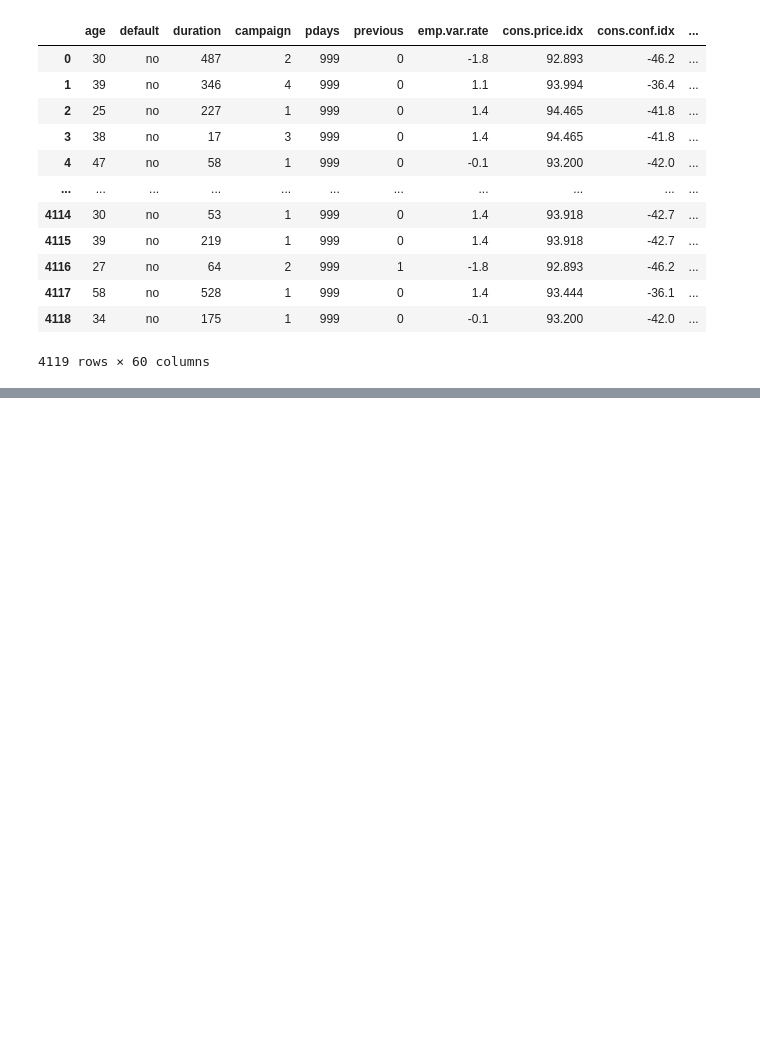
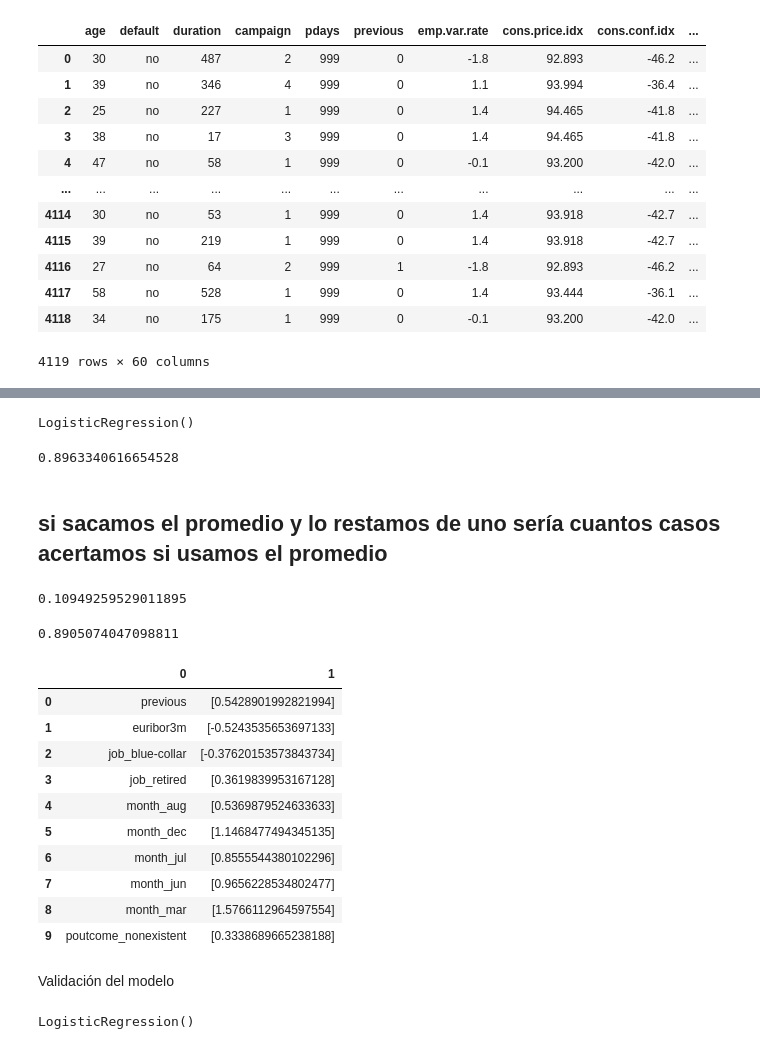
Before and after one commit to GersonVis/Tecnicas-de-IA, a Jupyter notebook: curso udemy/regresión logística/regresión logística para predicciones bancarias.ipynb, the cells around one changed output, grey strips where cells are left out. Saved outputs shown, nothing was run; the diff lists cells and outputs as text; code cells hidden in the pictures; blank space fills up the shorter version.

```diff
--- a/curso udemy/regresión logística/regresión logística para predicciones bancarias.ipynb
+++ b/curso udemy/regresión logística/regresión logística para predicciones bancarias.ipynb
@@ -255,0 +253,2 @@ Y=['y']
+# %%
+bank_data["default"]=(bank_data["default"]=="yes").astype(int)
@@ -255,0 +375,40 @@ Y=['y']
+# %%
+logit_model=linear_model.LogisticRegression()
+logit_model.fit(X, Y)
+# %% [output]
+LogisticRegression()
+# %%
+logit_model.score(X, Y)
+# %% [output]
+0.8963340616654528
+# %% [markdown]
+## si sacamos el promedio y lo restamos de uno sería cuantos casos acertamos si usamos el promedio
+# %%
+## predicción banal sin modelo, sería el promedio es casí cero, por lo tanto
+## predecir siempre 0 nos daría una probabilidad de 1-promedio
+Y.mean()
+# %% [output]
+0.10949259529011895
+# %%
+1-Y.mean()
+# %% [output]
+0.8905074047098811
+# %%
+## los valores de la derecha explican como es que tanto incrementan tener una
+## opcion positiva de la derecha las probabilidades el modelo, recordar que son variables binarias
+## true y false en algunos casos
+pd.DataFrame(list(zip(X.columns, np.transpose(logit_model.coef_))))
+# %% [output]
+|  | 0 | 1 |
+| 0 | previous | [0.5428901992821994] |
+| 1 | euribor3m | [-0.5243535653697133] |
+| 2 | job_blue-collar | [-0.37620153573843734] |
+| 3 | job_retired | [0.3619839953167128] |
+| 4 | month_aug | [0.5369879524633633] |
+| 5 | month_dec | [1.1468477494345135] |
+| 6 | month_jul | [0.8555544380102296] |
+| 7 | month_jun | [0.9656228534802477] |
+| 8 | month_mar | [1.5766112964597554] |
+| 9 | poutcome_nonexistent | [0.3338689665238188] |
+# %% [markdown]
+Validación del modelo
@@ -255,0 +422,4 @@ Y=['y']
+# %%
+lm.fit(X_train, Y_train)
+# %% [output]
+LogisticRegression()
```
Also changed, not shown: parts of 29 cells of this notebook.
